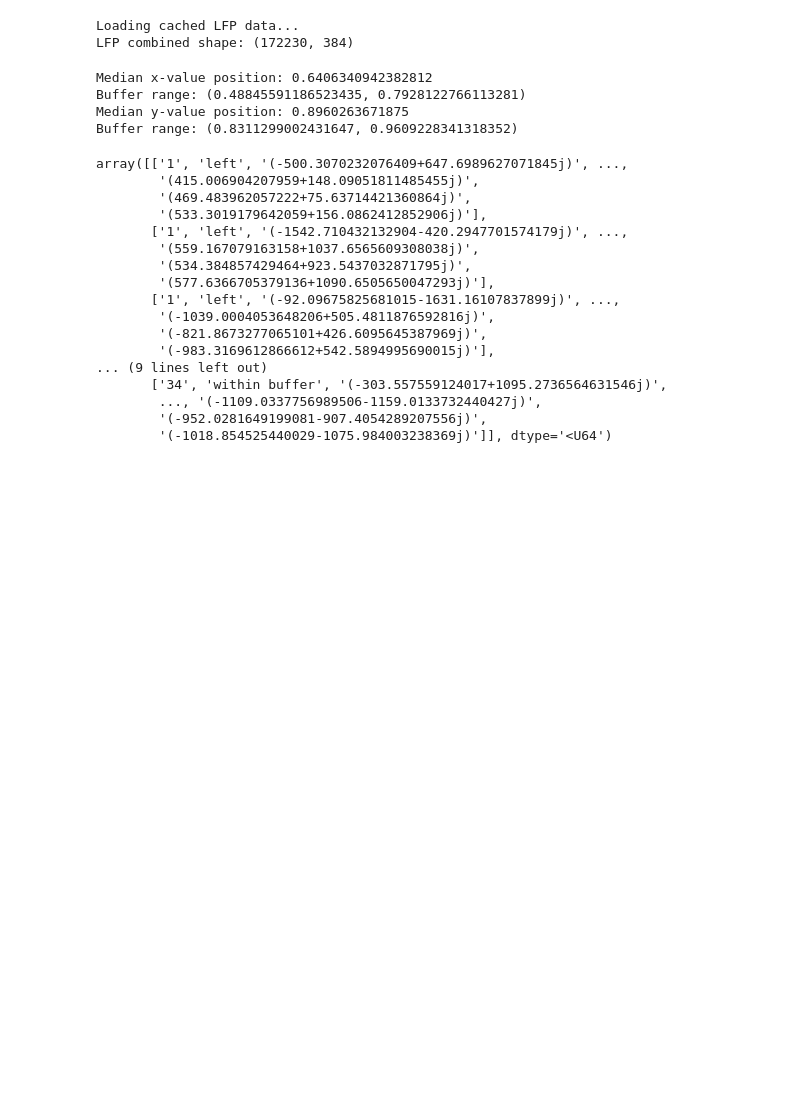
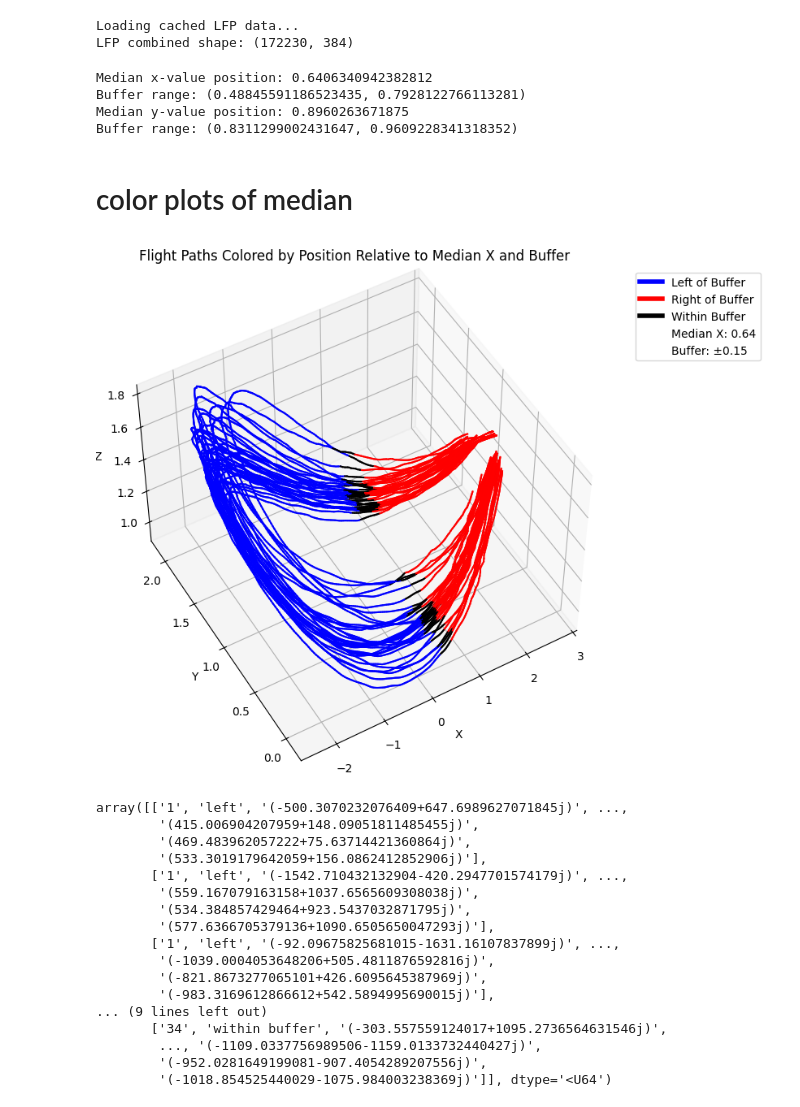
Before and after one commit to ben-toker/batTIMBRE, a Jupyter notebook: currentobjectives.ipynb, the cells around one changed output. Saved outputs shown, nothing was run; the diff lists cells and outputs as text; code cells hidden in the pictures; blank space fills up the shorter version.

```diff
--- a/currentobjectives.ipynb
+++ b/currentobjectives.ipynb
@@ -123,6 +127,86 @@ Median x-value position: 0.6406340942382812
 Buffer range: (0.48845591186523435, 0.7928122766113281)
 Median y-value position: 0.8960263671875
 Buffer range: (0.8311299002431647, 0.9609228341318352)
+# %% [markdown]
+# color plots of median
+# %%
+import matplotlib.pyplot as plt
+from mpl_toolkits.mplot3d import Axes3D
+import numpy as np
+from matplotlib.lines import Line2D
+
+# Extract all flights in the second cluster
+flights_cluster = session.get_flights_by_cluster((2,))
+
+# Extract all x-values from the flights
+x_values = np.concatenate([flight.filtered_position[:, 0] for flight in flights_cluster])
+x_values = x_values[~np.isnan(x_values)]
+
+# Calculate the median of the x-values
+median_x_value = np.median(x_values)
+
+# Calculate the buffer range
+x_range = np.max(x_values) - np.min(x_values)
+buffer = 0.03 * x_range
+lower_bound = median_x_value - buffer
+upper_bound = median_x_value + buffer
+
+# Plot 3D flight paths, coloring based on the x-position relative to the median and buffer
+fig = plt.figure(figsize=(14, 8))
+ax = fig.add_subplot(111, projection='3d')
+
+# Colors for the regions
+left_color = 'blue'
+right_color = 'red'
+buffer_color = 'black'
+
+for flight in flights_cluster:
+    # Extract the position data
+    pos = flight.filtered_position
+    x_coords, y_coords, z_coords = pos[:, 0], pos[:, 1], pos[:, 2]
+
+    # Clean NaN values
+    valid_mask = ~np.isnan(x_coords) & ~np.isnan(y_coords) & ~np.isnan(z_coords)
+    x_coords, y_coords, z_coords = x_coords[valid_mask], y_coords[valid_mask], z_coords[valid_mask]
+
+    # Determine colors for each segment based on x-coordinates
+    for i in range(len(x_coords) - 1):
+        # Assign color based on the position relative to the buffer
+        if lower_bound <= x_coords[i] <= upper_bound:
+            segment_color = buffer_color
+        elif x_coords[i] < lower_bound:
+            segment_color = left_color
+        else:
+            segment_color = right_color
+
+        # Plot the line segment with the determined color
+        ax.plot(x_coords[i:i+2], y_coords[i:i+2], z_coords[i:i+2], color=segment_color)
+
+# Set labels for each axis
+ax.set_xlabel('X')
+ax.set_ylabel('Y')
+ax.set_zlabel('Z')
+
+# Set a title for the plot
+ax.set_title('Flight Paths Colored by Position Relative to Median X and Buffer')
+
+# Add a legend
+legend_handles = [
+    Line2D([0], [0], color=left_color, lw=4, label='Left of Buffer'),
+    Line2D([0], [0], color=right_color, lw=4, label='Right of Buffer'),
+    Line2D([0], [0], color=buffer_color, lw=4, label='Within Buffer'),
+    Line2D([0], [0], color='black', lw=0, marker='', markersize=0, label=f'Median X: {median_x_value:.2f}'),
+    Line2D([0], [0], color='black', lw=0, marker='', markersize=0, label=f'Buffer: ±{buffer:.2f}')
+]
+ax.legend(handles=legend_handles, bbox_to_anchor=(1.05, 1), loc='upper left')
+
+# Adjust the view
+ax.view_init(elev=50, azim=-120)
+
+# Show the plot
+plt.show()
+# %% [output]
+[figure, added]
 # %%
 def left_or_right(x, lower,upper):
     # Classify the input x values
```
Also changed, not shown: parts of 9 cells of this notebook.
